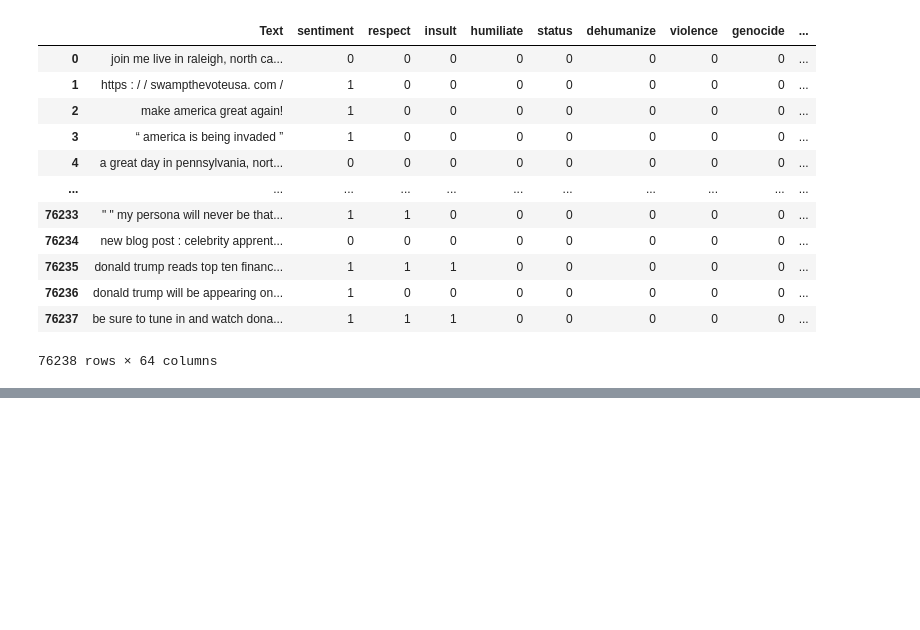
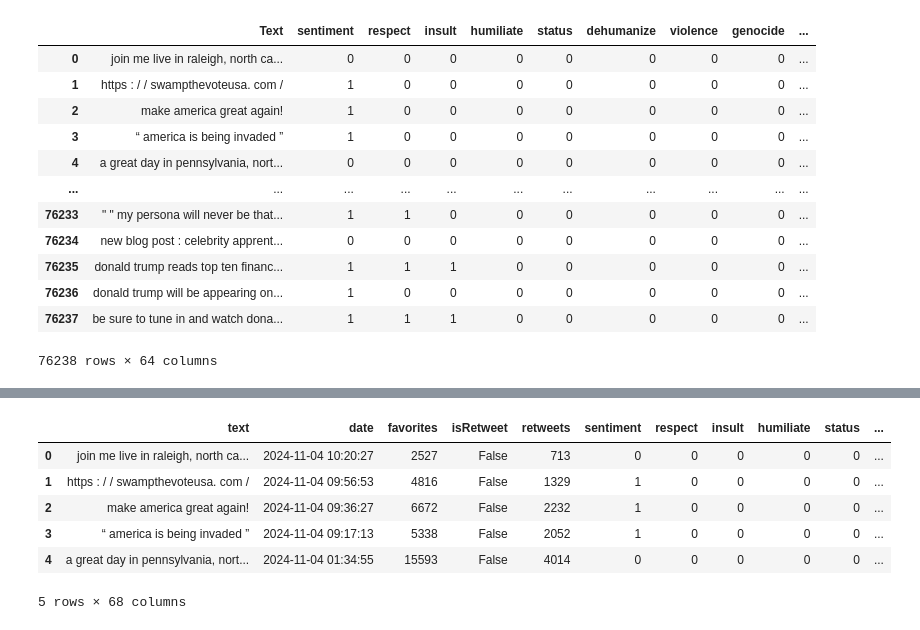
Before and after one commit to vikramv17/cs457-final-project, a Jupyter notebook: multi-class.ipynb, the cells around one changed output, grey strips where cells are left out. Saved outputs shown, nothing was run; the diff lists cells and outputs as text; code cells hidden in the pictures; blank space fills up the shorter version.

Commit message:
readded other tweet info to results

```diff
--- a/multi-class.ipynb
+++ b/multi-class.ipynb
@@ -558,3 +556,15 @@ trump_results_expanded.to_csv('trump_results_expanded.csv', index=False)
 | 76236 | donald trump will be appearing on... | 1 | 0 | 0 | 0 | 0 | 0 | 0 | 0 | ... |
 | 76237 | be sure to tune in and watch dona... | 1 | 1 | 1 | 0 | 0 | 0 | 0 | 0 | ... |
 76238 rows × 64 columns
+# %%
+# Ensure the original df_trump DataFrame has the necessary columns
+df_trump = df_trump[['text', 'date', 'favorites', 'isRetweet', 'retweets']]
+
+# Merge trump_results_expanded with df_trump on the 'text' column
+trump_results_expanded = pd.concat([trump_results_expanded.reset_index(drop=True), df_trump.reset_index(drop=True)], axis=1)
+
+# Drop the duplicate 'text' column after merging
+trump_results_expanded = trump_results_expanded.drop(columns=['text'])
+
+# Display the updated DataFrame
+display(trump_results_expanded.head())
@@ -560,0 +579,16 @@ trump_results_expanded.to_csv('trump_results_expanded.csv', index=False)
+# %%
+# Reorder columns
+columns = ['Text', 'date', 'favorites', 'isRetweet', 'retweets'] + [col for col in trump_results_expanded.columns if col not in ['Text', 'date', 'favorites', 'isRetweet', 'retweets']]
+trump_results_expanded = trump_results_expanded[columns]
+trump_results_expanded = trump_results_expanded.rename(columns={'Text': 'text'})
+
+# Display the updated DataFrame
+display(trump_results_expanded.head())
+# %% [output]
+|  | text | date | favorites | isRetweet | retweets | sentiment | respect | insult | humiliate | status | ... |
+| 0 | join me live in raleigh, north ca... | 2024-11-04 10:20:27 | 2527 | False | 713 | 0 | 0 | 0 | 0 | 0 | ... |
+| 1 | https : / / swampthevoteusa. com / | 2024-11-04 09:56:53 | 4816 | False | 1329 | 1 | 0 | 0 | 0 | 0 | ... |
+| 2 | make america great again! | 2024-11-04 09:36:27 | 6672 | False | 2232 | 1 | 0 | 0 | 0 | 0 | ... |
+| 3 | “ america is being invaded ” | 2024-11-04 09:17:13 | 5338 | False | 2052 | 1 | 0 | 0 | 0 | 0 | ... |
+| 4 | a great day in pennsylvania, nort... | 2024-11-04 01:34:55 | 15593 | False | 4014 | 0 | 0 | 0 | 0 | 0 | ... |
+5 rows × 68 columns
```
Also changed, not shown: parts of 3 cells of this notebook, 1 other file.
